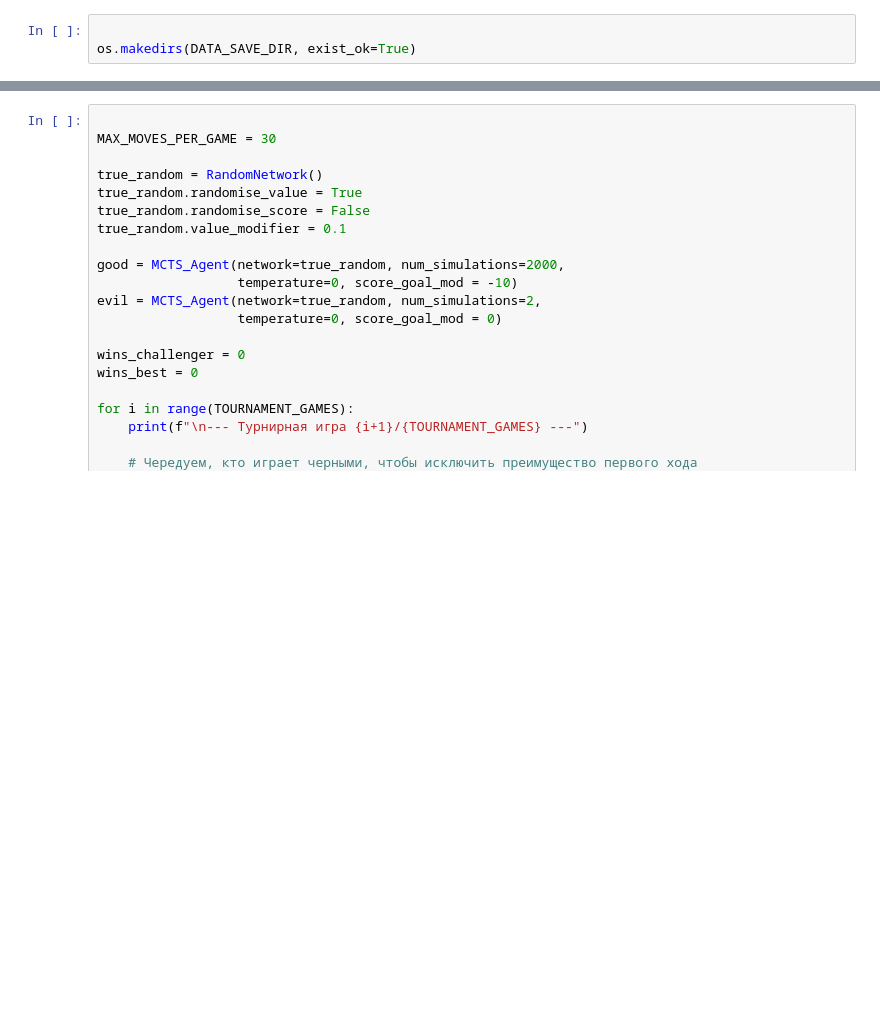
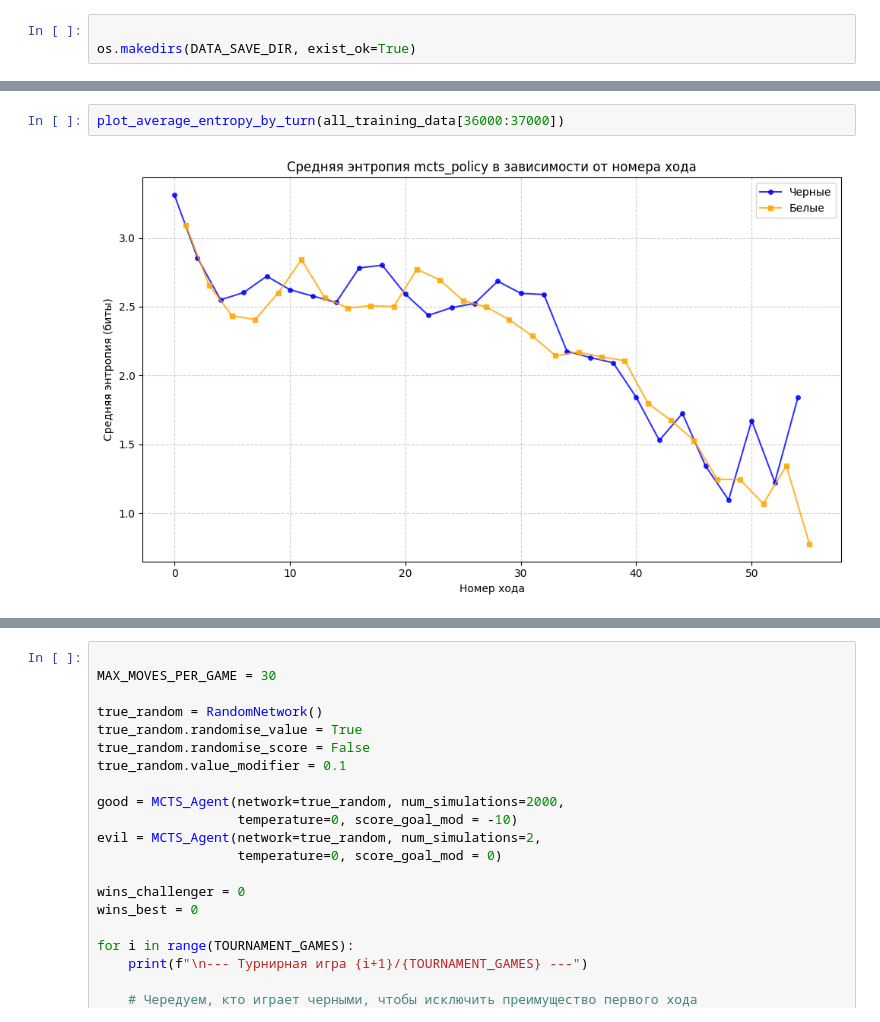
Before and after one commit to Gribtsi/GoL_AI, a Jupyter notebook: mcts_agent.ipynb, the cells around one changed output, grey strips where cells are left out. Saved outputs shown, nothing was run; the diff lists cells and outputs as text; blank space fills up the shorter version.

```diff
--- a/mcts_agent.ipynb
+++ b/mcts_agent.ipynb
@@ -222,0 +274,4 @@ generate_self_play_games(games_to_generate=NUM_GAMES_TO_GENERATE, games_batch=GA
+# %%
+plot_average_entropy_by_turn(all_training_data[36000:37000])
+# %% [output]
+[figure, added]
```
Also changed, not shown: parts of 19 cells of this notebook, 11 other files.
